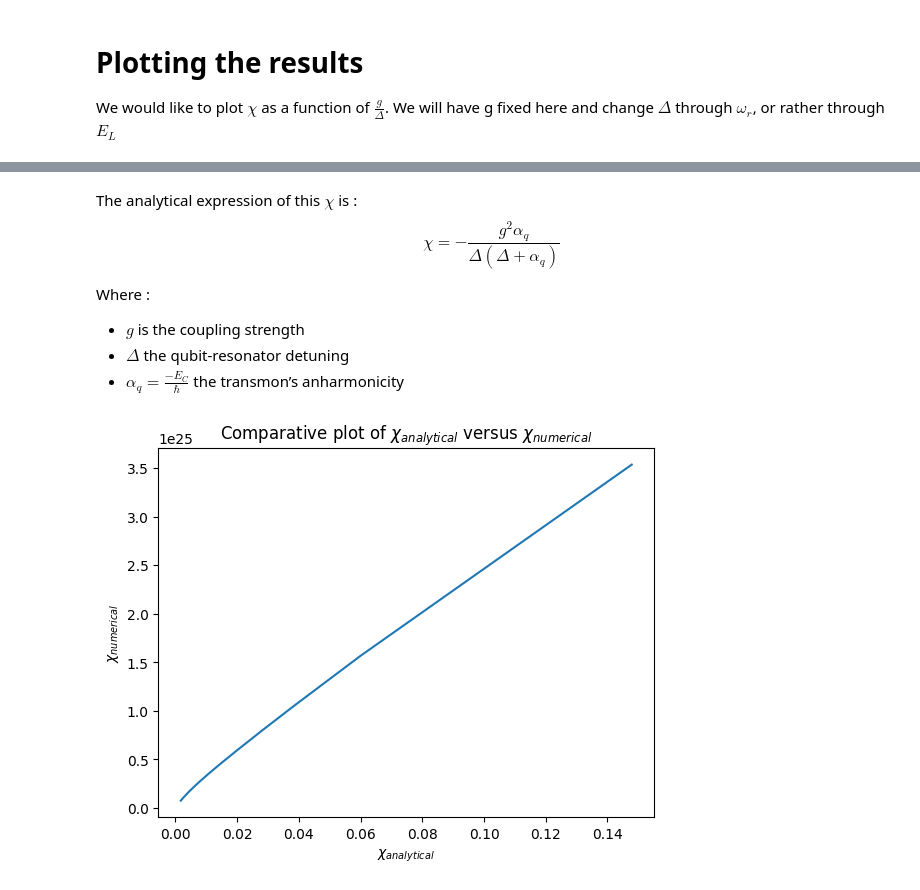
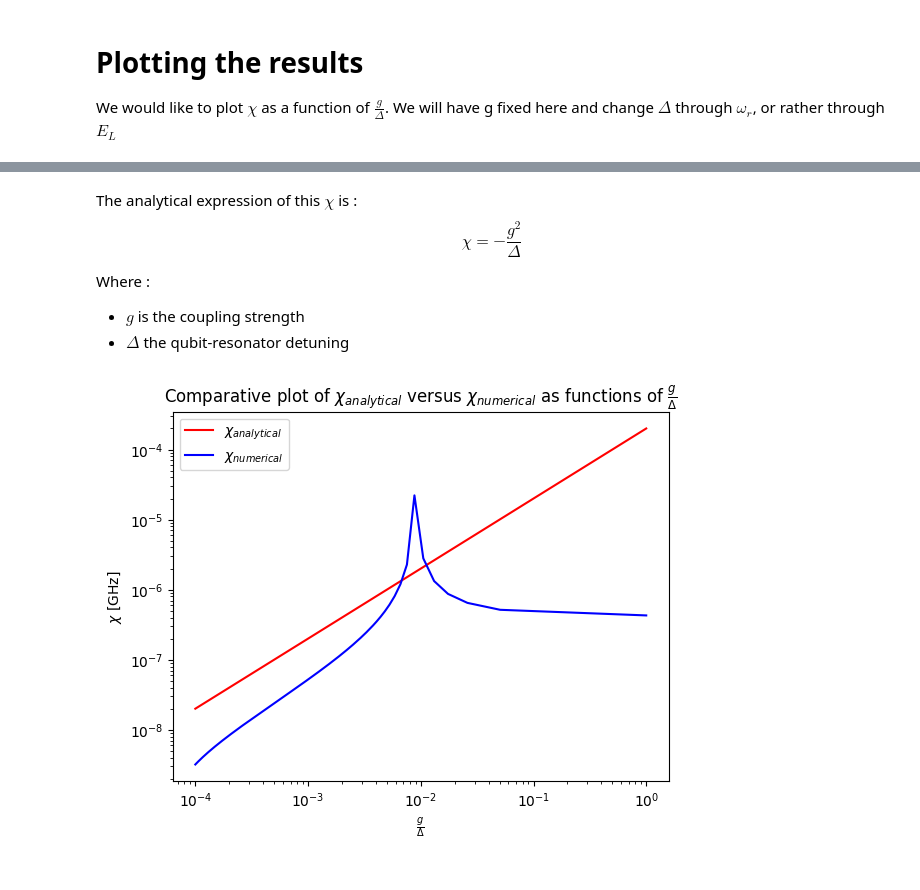
Before and after one commit to GabrielVandersippe/TR-informatique-quantique, a Jupyter notebook: find_chi_trsm_read.ipynb, the cells around one changed output, grey strips where cells are left out. Drawn from its saved outputs; the diff is of its cells as text; code cells hidden in the pictures.

```diff
--- a/find_chi_trsm_read.ipynb
+++ b/find_chi_trsm_read.ipynb
@@ -54,8 +55,6 @@ def hamiltonian_qt(ECT, ECR, ECoup, EJ, EL, transmon_trunc=31, resonator_trunc=4
 def find_state_match_index(Product_state_ind, True_evecs, resonator_trunc) :
 
     product_state = qt.tensor(qt.basis(2,Product_state_ind[0]),qt.basis(resonator_trunc,Product_state_ind[1]))
-
-    n = len(True_evecs)
 
     best_ind = 0
     best_val = 0
@@ -64,7 +63,7 @@ def find_state_match_index(Product_state_ind, True_evecs, resonator_trunc) :
 
     for i, psi in enumerate(True_evecs):
 
-        scalar_prod = np.abs(psi.dag()*product_state)
+        scalar_prod = abs(psi.overlap(product_state))
 
         if best_val < scalar_prod :
             best_ind = i
@@ -80,9 +85,10 @@ def find_chi(ECT, ECR, ECoup, EJ, EL, transmon_trunc=31, resonator_trunc=40):
 
     Evals, Evecs = H.eigenstates()
 
-    hbar_omegaq = Evals[find_state_match_index([1,0], Evecs, resonator_trunc)] - Evals[find_state_match_index([0,0], Evecs, resonator_trunc)]
+    omegaq = Evals[find_state_match_index([1,0], Evecs, resonator_trunc)] - Evals[find_state_match_index([0,0], Evecs, resonator_trunc)]
+    omegaq_plus_2chi = Evals[find_state_match_index([1,1], Evecs, resonator_trunc)] - Evals[find_state_match_index([0,1], Evecs, resonator_trunc)]
 
-    return -1/(2*hbar) * (Evals[find_state_match_index([1,1], Evecs, resonator_trunc)] - Evals[find_state_match_index([0,1], Evecs, resonator_trunc)] - hbar_omegaq)
+    return 1/2 *( omegaq_plus_2chi - omegaq )
 # %% [markdown]
 Remember that we had :
 $$E_{coupling} := e^2 \frac{C_C}{C_T C_R}$$
@@ -131,49 +103,57 @@ plt.show()
 # %% [markdown]
 The analytical expression of this $\chi$ is :
 $$
-\chi = - \frac {g^2\alpha_q} {\Delta(\Delta + \alpha_q)}
+\chi = - \frac {g^2} {\Delta}
 $$
 
 Where :
 - $g$ is the coupling strength
 - $\Delta$ the qubit-resonator detuning
-- $\alpha_q = \frac {-E_C} {\hbar}$ the transmon’s anharmonicity
 # %%
-def chi_analytical(Delta,g, alphaq):
-    return -g**2 * alphaq / (Delta*(Delta + alphaq))
+def chi_analytical(Delta,g):
+    return -g**2 / (Delta)
 # %%
-EL_list = np.linspace(0.5,20,200)
 ECT = 0.5
-ECR = 4.5
+ECR = 0.5
 EJ = 5
 ECoup = 5e-5
 
+g = 4*ECoup
+
+omega_q = np.sqrt(8 * EJ * ECT) - ECT
+
+EL_list = np.linspace(1/(8*ECR) * (omega_q-g)**2, 1/(8*ECR) * (omega_q - 10000*g)**2,400)
+
 Chi_numerical = []
 Chi_analytical = []
-
-g = 1000*4*ECoup
-
-alphaq = ECT/hbar
+G_over_delta = []
 
 for EL in EL_list :
 
        Chi_numerical.append(find_chi(ECT, ECR, ECoup, EJ, EL, resonator_trunc=20))
 
-       omega_q = np.sqrt(8 * EJ * ECT) - ECT
        omega_r = np.sqrt(8 * ECR * EL)
 
        Delta = omega_q - omega_r
 
-       Chi_analytical.append(chi_analytical(Delta, g, alphaq))
+       Chi_analytical.append(chi_analytical(Delta, g))
+       G_over_delta.append(abs(g / Delta))
 
 fig, ax = plt.subplots()
 
-ax.plot(Chi_analytical, Chi_numerical)
+@np.vectorize
+def divide(a,b):
+       return a/b
 
-ax.set(xlabel=r'$\chi_{analytical}$',
-       ylabel=r'$\chi_{numerical}$',
-       title =r'Comparative plot of $\chi_{analytical}$ versus $\chi_{numerical}$')
+ax.plot(G_over_delta, np.abs(Chi_analytical), c='r')
+ax.plot(G_over_delta, np.abs(Chi_numerical), c='b')
+ax.legend([r'$\chi_{analytical}$',r'$\chi_{numerical}$'])
+ax.set(xlabel=r'$\frac {g} {\Delta}$',
+       ylabel=r'$\chi$ [GHz]',
+       title =r'Comparative plot of $\chi_{analytical}$ versus $\chi_{numerical}$ as functions of $\frac {g} {\Delta}$',
+       xscale = 'log',
+       yscale = 'log')
 
 plt.show()
 # %% [output]
-[figure, old version]
+[figure, new version]
```
Also changed, not shown: parts of 4 cells of this notebook.
